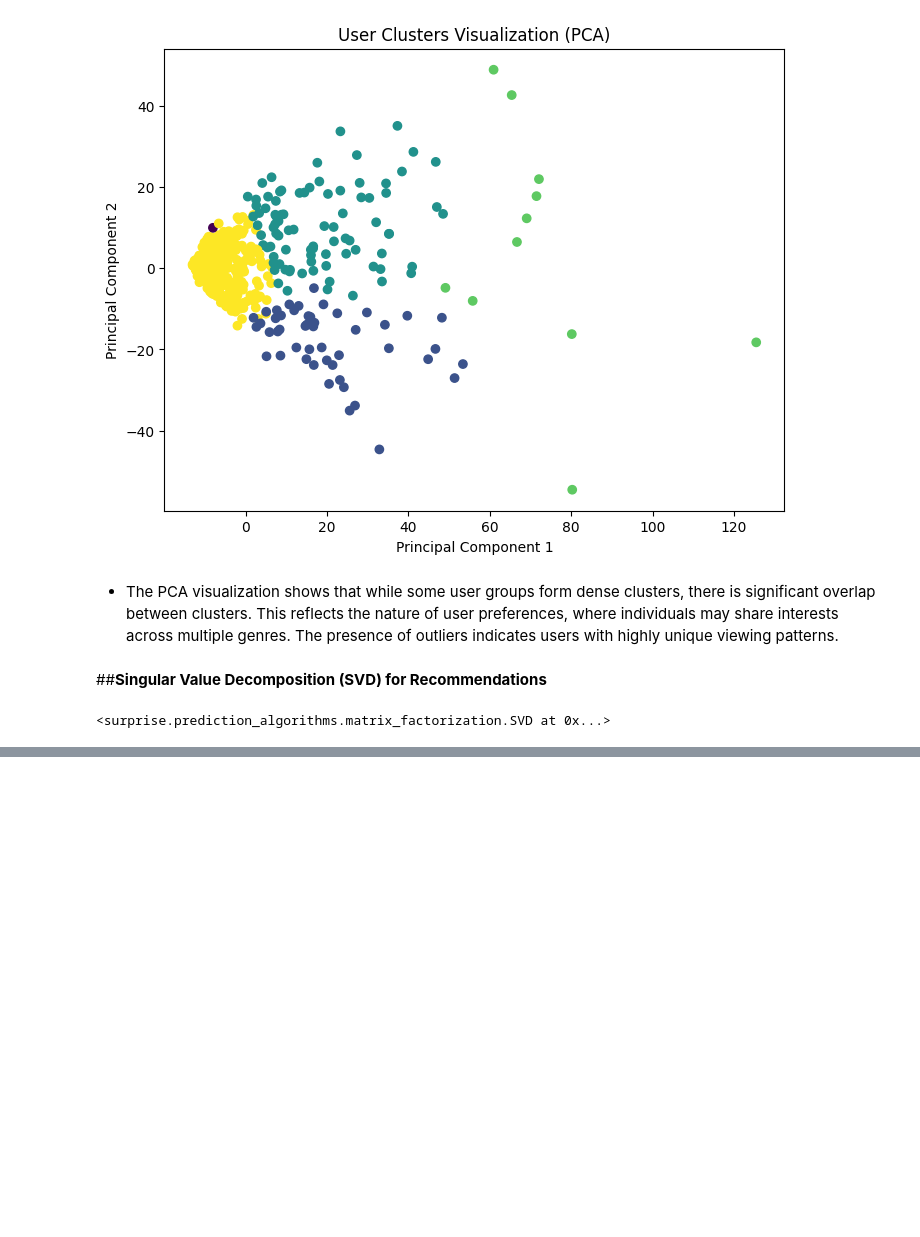
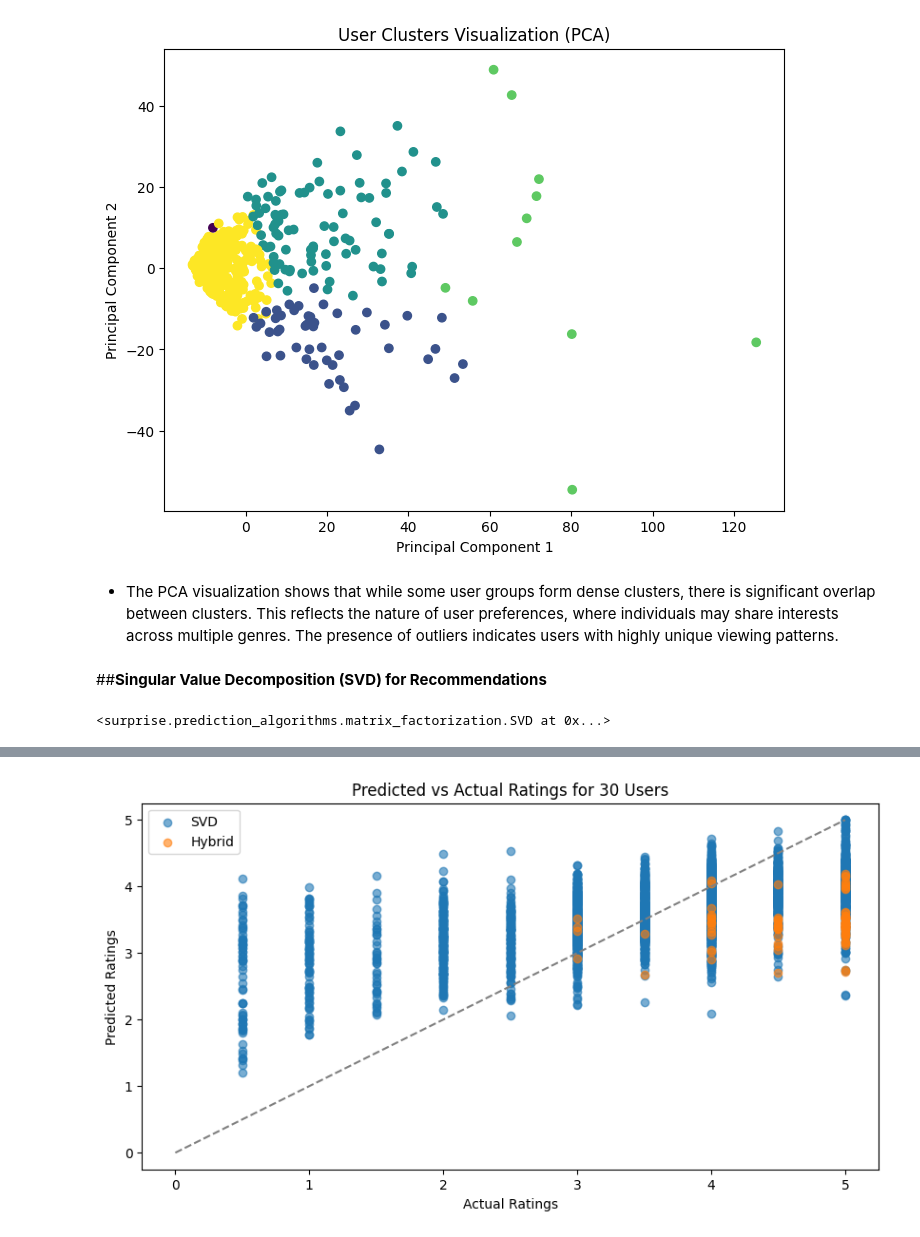
Before and after one commit to Wanyiri9dave/SimilarityEngine, a Jupyter notebook: index.ipynb, the cells around one changed output, grey strips where cells are left out. Cells and saved outputs as stored; diff of their text form; code cells hidden in the pictures; blank space fills up the shorter version.

```diff
--- a/index.ipynb
+++ b/index.ipynb
@@ -800,0 +1049,19 @@ High Noon (1952) (5.00)
+# %%
+def hybrid_recommendations(user_id, movies, ratings, best_model, genre_similarity, alpha = 0.5):
+
+    # Getting CF (SVD) and CBF (genre_similarity) predictions for the user
+    svd_df = get_svd_predictions(user_id, movies, ratings, best_model)
+    genre_df = get_genre_scores(user_id, ratings, movies, genre_similarity)
+
+    # merging both dataframes
+    hybrid_df = svd_df.merge(genre_df, on = 'movieId')
+
+    # Computing final score (weighted blend)
+    hybrid_df['final_score'] = alpha * hybrid_df['svd_score'] + (1 - alpha) * hybrid_df['genre_score']
+
+    # Get top recommendations
+    top_movies = hybrid_df.sort_values(by = 'final_score', ascending = False).head(10)
+
+    top_movies = top_movies.merge(movies[['movieId', 'title']], on = 'movieId')
+
+    return top_movies[['movieId', 'title', 'final_score']]
@@ -800,0 +1254,48 @@ High Noon (1952) (5.00)
+# %%
+# Select 30 random user IDs
+random_user_ids = random.sample(ratings['userId'].unique().tolist(), 30)
+
+# Store merged results for all users
+all_svd_merged = []
+all_hybrid_merged = []
+
+for user_id in random_user_ids:
+    # Get predictions for the current user
+    svd_results, _, _ = evaluate_svd(user_id, movies, ratings, best_model)
+    hybrid_results, _, _ = evaluate_hybrid(user_id, movies, ratings, best_model, genre_similarity)
+
+    # Making sure that user's rating exists for the movie
+    if svd_results is not None and hybrid_results is not None:
+
+        # Merge with actual ratings
+        actual_ratings = ratings[ratings["userId"] == user_id][["movieId", "rating"]]
+        svd_merged = svd_results.merge(actual_ratings, on = "movieId")
+        hybrid_merged = hybrid_results.merge(actual_ratings, on = "movieId")
+
+        # Append to the lists
+        all_svd_merged.append(svd_merged)
+        all_hybrid_merged.append(hybrid_merged)
+    else:
+        # If user does not have a rating for a movie
+        print(f"Warning: No results found for User {user_id}. Skipping...")
+
+# Concatenate results for all users
+if all_svd_merged and all_hybrid_merged:
+    svd_merged_all = pd.concat(all_svd_merged)
+    hybrid_merged_all = pd.concat(all_hybrid_merged)
+
+svd_merged_all = pd.concat(all_svd_merged)
+hybrid_merged_all = pd.concat(all_hybrid_merged)
+
+# Scatter plot for predictions vs actual ratings
+plt.figure(figsize = (10, 5))
+plt.scatter(svd_merged_all["rating_x"], svd_merged_all["svd_score"], label = "SVD", alpha = 0.6)
+plt.scatter(hybrid_merged_all["rating_x"], hybrid_merged_all["final_score"], label = "Hybrid", alpha = 0.6)
+
+plt.plot([0, 5], [0, 5], "--", color = "gray")
+plt.xlabel("Actual Ratings")
+plt.ylabel("Predicted Ratings")
+plt.title("Predicted vs Actual Ratings for 30 Users")
+plt.legend()
+plt.show()
+# %% [output]
@@ -800,0 +1308 @@ High Noon (1952) (5.00)
+[figure, added]
```
Also changed, not shown: parts of 44 cells of this notebook.
